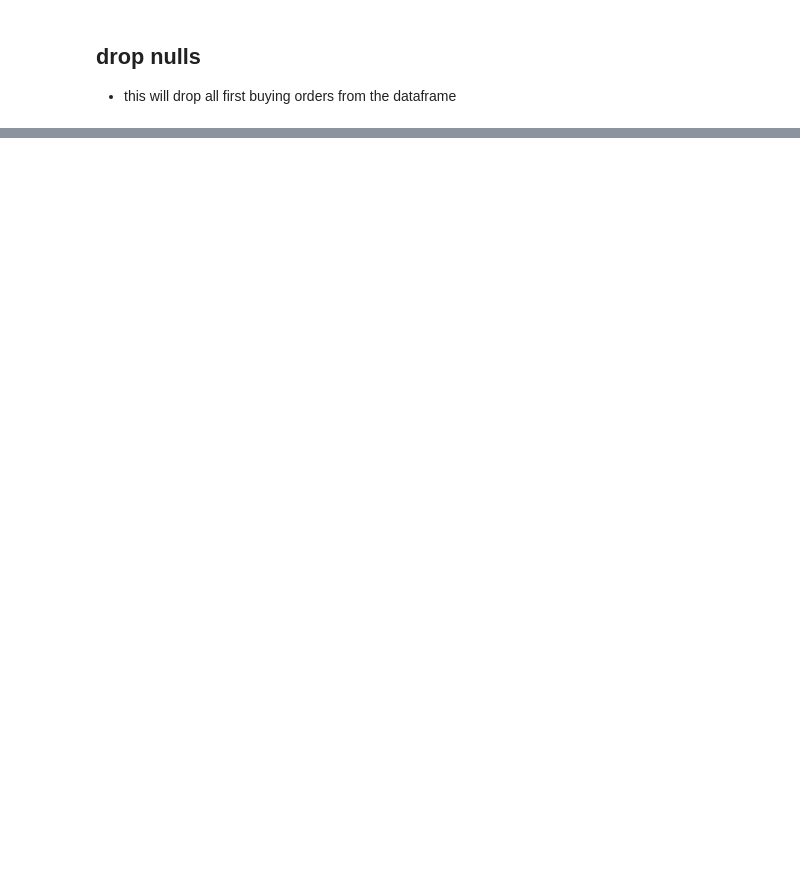
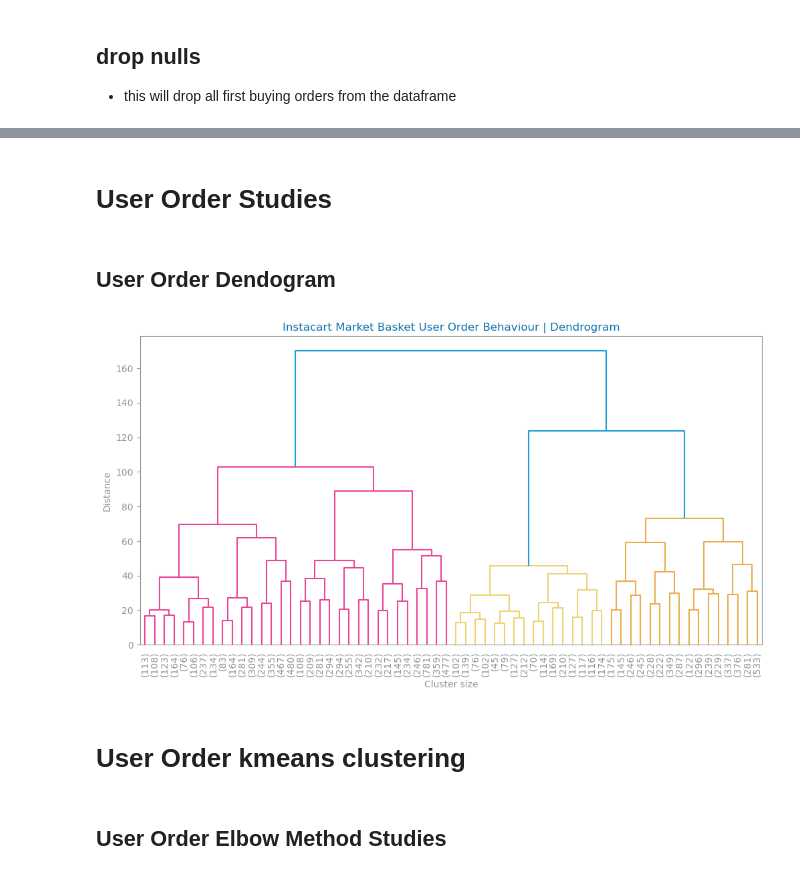
Before and after one commit to jvanalytics/ist_dash_2024_rec, a Jupyter notebook: non_supervised_analysis/notebooks/dataset_3/2_instacart_clustering.ipynb, the cells around one changed output, grey strips where cells are left out. Cells and saved outputs as stored; diff of their text form; code cells hidden in the pictures; blank space fills up the shorter version.

```diff
--- a/non_supervised_analysis/notebooks/dataset_3/2_instacart_clustering.ipynb
+++ b/non_supervised_analysis/notebooks/dataset_3/2_instacart_clustering.ipynb
@@ -109,6 +123,7 @@ from pandas import Series, to_numeric, to_datetime
 
 
 id_cols=['order_id', 'product_id', 'user_id','aisle_id','department_id']
+
 # data=data.drop(columns=id_cols, axis=1)
 
 
@@ -136,6 +151,6 @@ def get_variable_types(df: DataFrame) -> dict[str, list]:
     return variable_types
 
 
-variable_types: dict[str, list] = get_variable_types(data)
+variable_types: dict[str, list] = get_variable_types(users_df)
 print(variable_types)
 # %% [output]
@@ -408,0 +266,24 @@ reorder_y_pred_kmeans = reorder_kmeans.fit_predict(reorder_numeric_features_scal
+# %% [markdown]
+# User Order Studies
+# %% [markdown]
+## User Order Dendogram
+# %%
+from scipy.cluster.hierarchy import dendrogram, linkage
+import matplotlib.pyplot as plt
+
+# Generate the linkage matrix
+Z = linkage(reorder_numeric_features_scaled, method='ward')
+
+# Plot the dendrogram
+plt.figure(figsize=(12, 6))
+dendrogram(Z, truncate_mode='level', p=5, leaf_rotation=90., leaf_font_size=10.)
+plt.title(f'{file_tag} User Order Behaviour | Dendrogram')
+plt.xlabel('Cluster size')
+plt.ylabel('Distance')
+plt.show()
+# %% [output]
+[figure, added]
+# %% [markdown]
+# User Order kmeans clustering
+# %% [markdown]
+## User Order Elbow Method Studies
```
Also changed, not shown: parts of 75 cells of this notebook, 3 other files.
